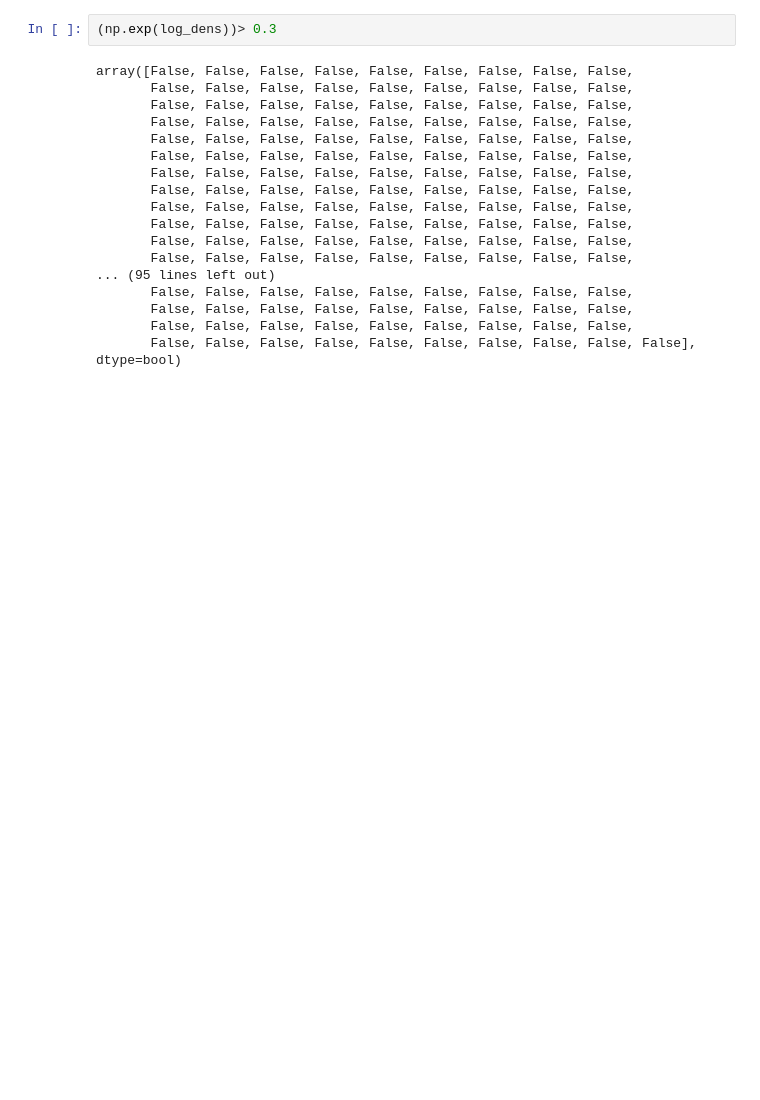
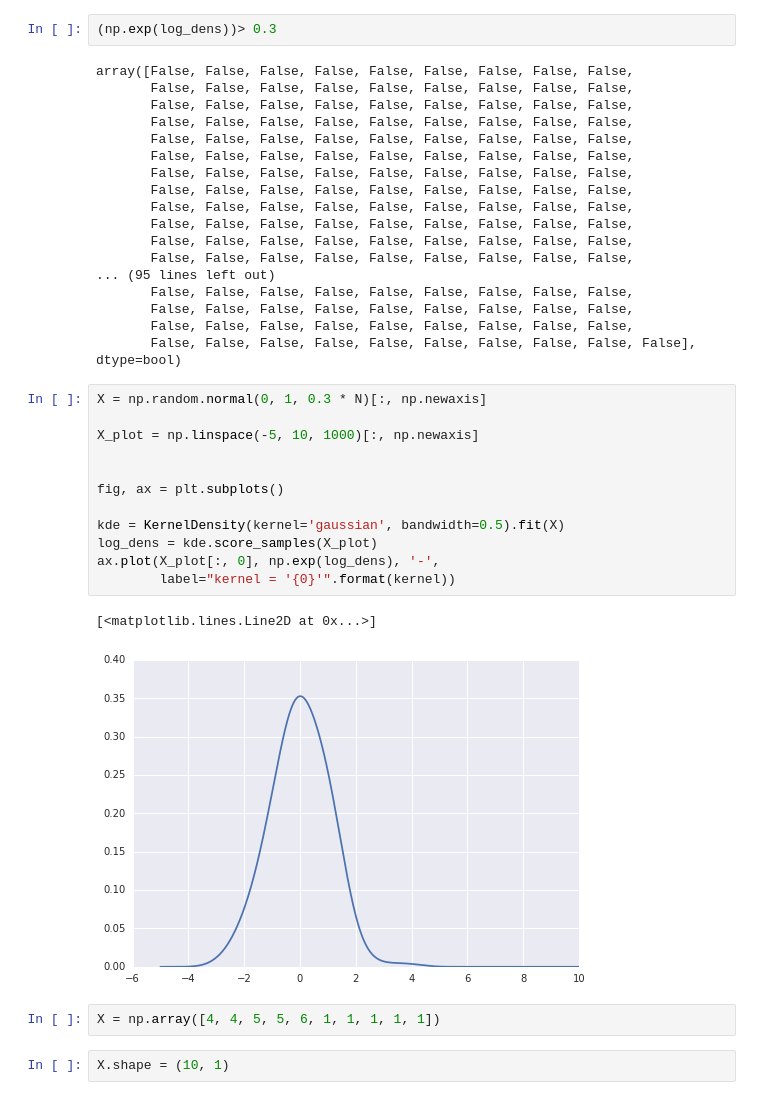
Before and after one commit to nispc/gcloud-test, a Jupyter notebook: GeoPandas.ipynb, the cells around one changed output. Drawn from its saved outputs; the diff is of its cells as text; blank space fills up the shorter version.

```diff
--- a/GeoPandas.ipynb
+++ b/GeoPandas.ipynb
@@ -337,3 +337,22 @@ array([False, False, False, False, False, False, False, False, False,
        False, False, False, False, False, False, False, False, False,
        False, False, False, False, False, False, False, False, False,
        False, False, False, False, False, False, False, False, False, False], dtype=bool)
+# %%
+X = np.random.normal(0, 1, 0.3 * N)[:, np.newaxis]
+
+X_plot = np.linspace(-5, 10, 1000)[:, np.newaxis]
+
+
+fig, ax = plt.subplots()
+
+kde = KernelDensity(kernel='gaussian', bandwidth=0.5).fit(X)
+log_dens = kde.score_samples(X_plot)
+ax.plot(X_plot[:, 0], np.exp(log_dens), '-',
+        label="kernel = '{0}'".format(kernel))
+# %% [output]
+[<matplotlib.lines.Line2D at 0x...>]
+[figure, added]
+# %%
+X = np.array([4, 4, 5, 5, 6, 1, 1, 1, 1, 1])
+# %%
+X.shape = (10, 1)
```
Also changed, not shown: parts of 3 cells of this notebook.
